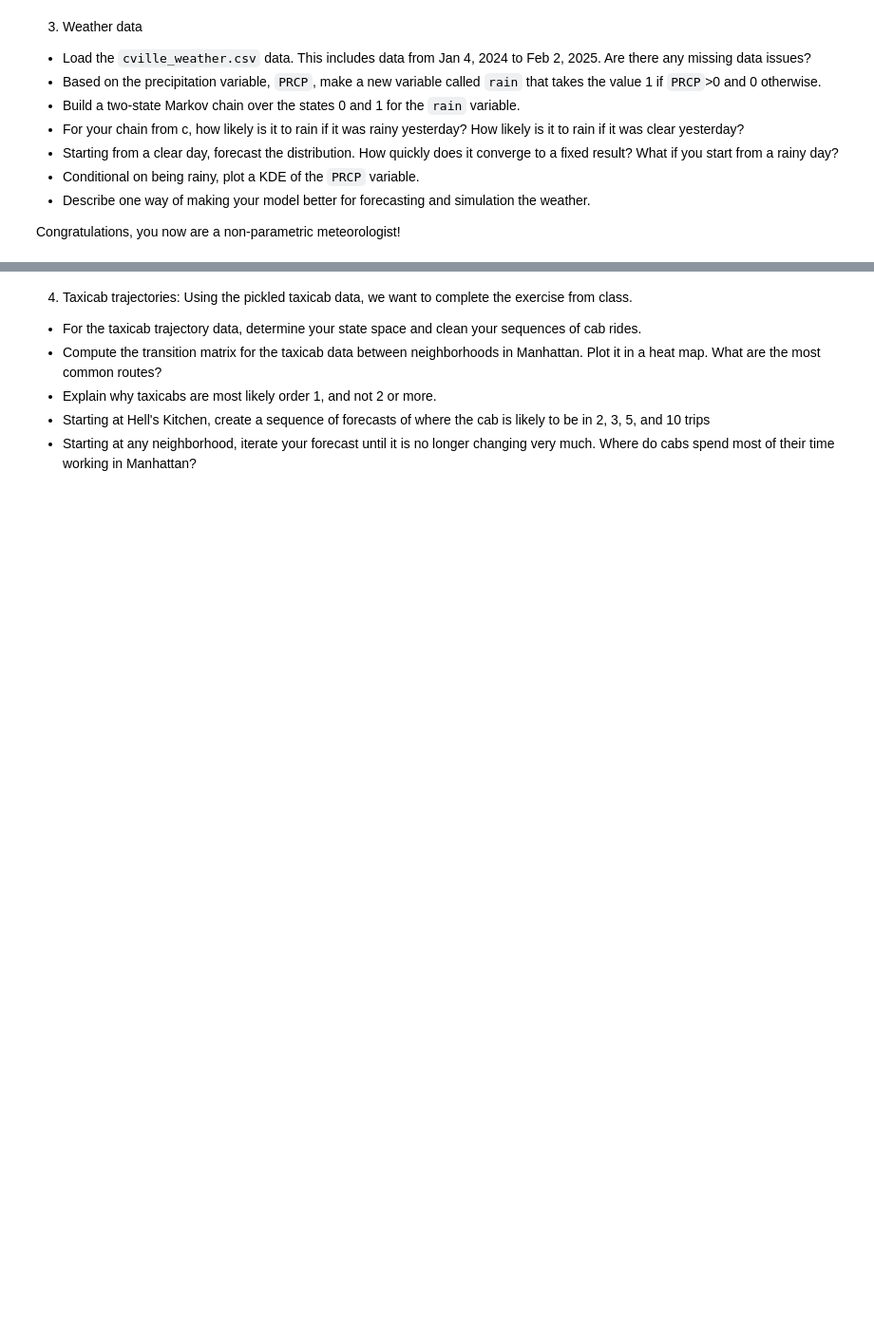
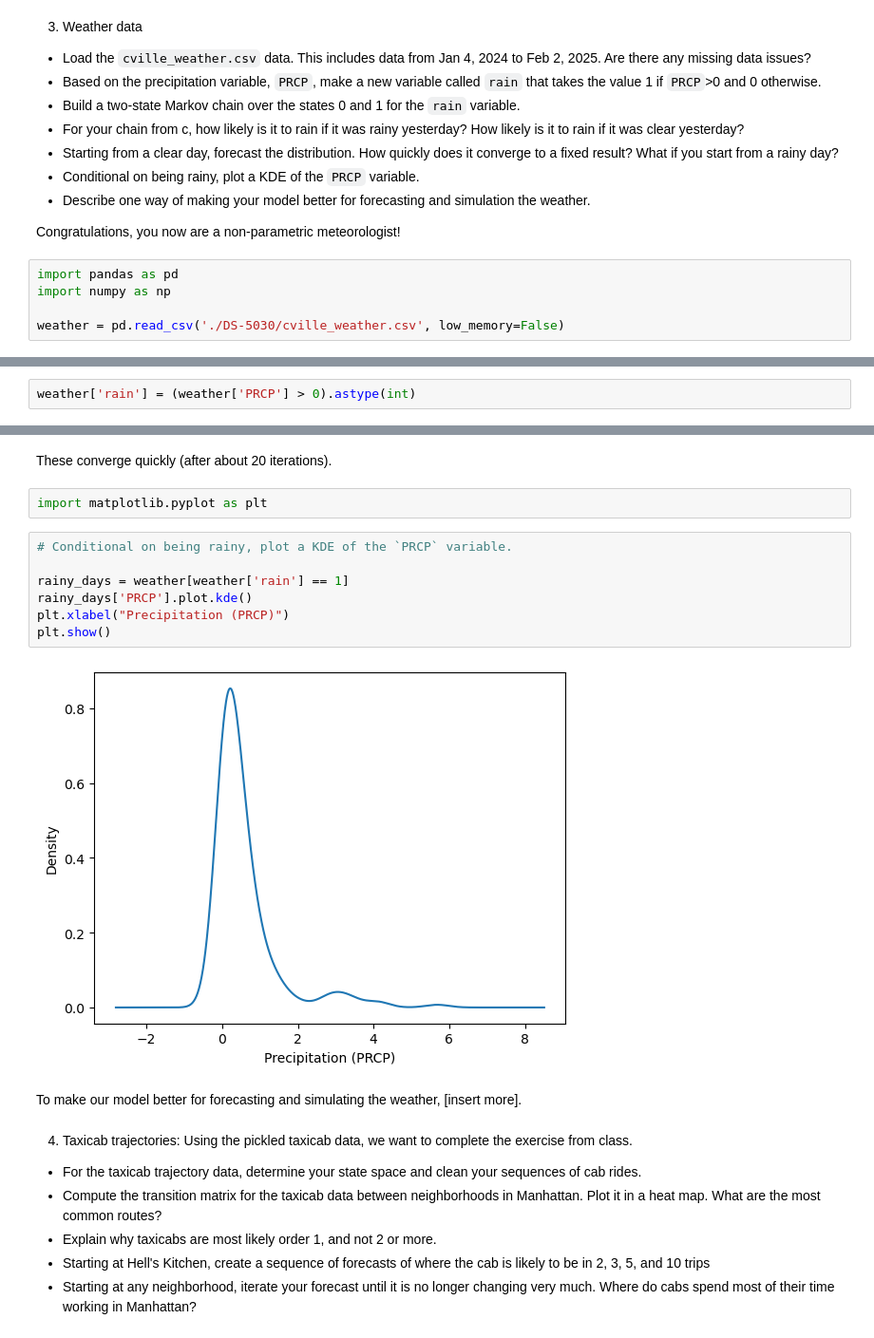
Before and after one commit to emilyrgarman/assignment_5, a Jupyter notebook: assignment_5.ipynb, the cells around one changed output, grey strips where cells are left out. Shown: that part at 95% size. Saved outputs shown, nothing was run; the diff lists cells and outputs as text; blank space fills up the shorter version.

```diff
--- a/assignment_5.ipynb
+++ b/assignment_5.ipynb
@@ -172,3 +177,8 @@ T = np.array([[ 1/4, 1/2],
 - Describe one way of making your model better for forecasting and simulation the weather.
 
 Congratulations, you now are a non-parametric meteorologist!
+# %%
+import pandas as pd
+import numpy as np
+
+weather = pd.read_csv('./DS-5030/cville_weather.csv', low_memory=False)
@@ -174,0 +204,2 @@ Congratulations, you now are a non-parametric meteorologist!
+# %%
+weather['rain'] = (weather['PRCP'] > 0).astype(int)
@@ -175,3 +280,18 @@ Congratulations, you now are a non-parametric meteorologist!
+# %% [markdown]
+These converge quickly (after about 20 iterations).
+# %%
+import matplotlib.pyplot as plt
+# %%
+# Conditional on being rainy, plot a KDE of the `PRCP` variable.
+
+rainy_days = weather[weather['rain'] == 1]
+rainy_days['PRCP'].plot.kde()
+plt.xlabel("Precipitation (PRCP)")
+plt.show()
+# %% [output]
+[figure, added]
+# %% [markdown]
+To make our model better for forecasting and simulating the weather, [insert more].
 # %% [markdown]
 4. Taxicab trajectories: Using the pickled taxicab data, we want to complete the exercise from class.
 
```
Also changed, not shown: parts of 10 cells of this notebook.
